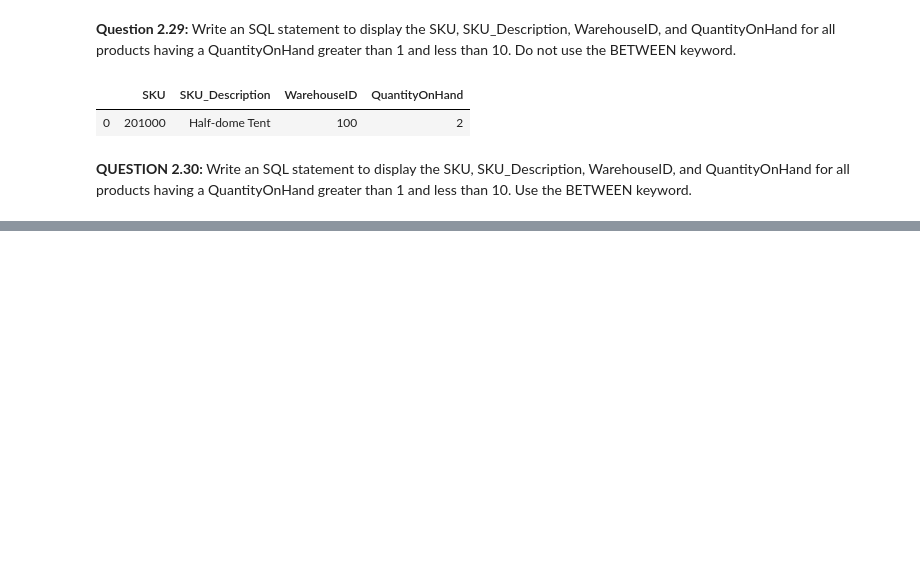
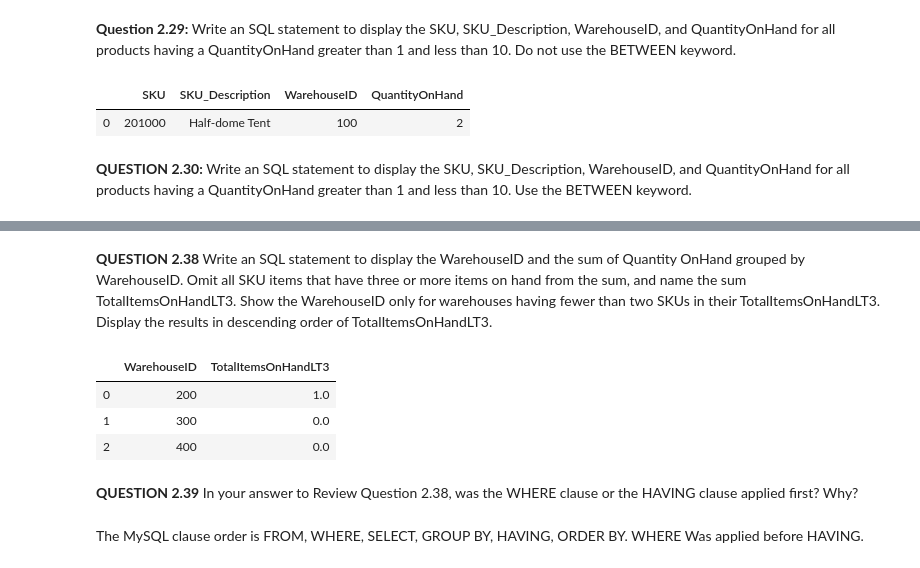
Before and after one commit to The1TrueJoe/SCGSSM-Assignments, a Jupyter notebook: CSC170/CapeCodd/Textbook-Questions/Chapter2/Chapter_2.ipynb, the cells around one changed output, grey strips where cells are left out. Drawn from its saved outputs; the diff is of its cells as text; code cells hidden in the pictures; blank space fills up the shorter version.

```diff
--- a/CSC170/CapeCodd/Textbook-Questions/Chapter2/Chapter_2.ipynb
+++ b/CSC170/CapeCodd/Textbook-Questions/Chapter2/Chapter_2.ipynb
@@ -123,0 +219,24 @@ df.tail(1000)
+# %% [markdown]
+**QUESTION 2.38**
+Write an SQL statement to display the WarehouseID and the sum of Quantity
+OnHand grouped by WarehouseID. Omit all SKU items that have three or
+more items on hand from the sum, and name the sum TotalItemsOnHandLT3.
+Show the WarehouseID only for warehouses having fewer than two SKUs
+in their TotalItemsOnHandLT3. Display the results in descending order of
+TotalItemsOnHandLT3.
+# %%
+sql = "SELECT WarehouseID, SUM(QuantityOnHand) as TotalItemsOnHandLT3 FROM INVENTORY WHERE QuantityOnHand < 3 GROUP BY WarehouseID HAVING TotalItemsOnHandLT3 < 2 ORDER BY TotalItemsOnHandLT3 DESC ;"
+
+df = pd.read_sql_query(sql, connection)
+df.tail(1000)
+# %% [output]
+|  | WarehouseID | TotalItemsOnHandLT3 |
+| 0 | 200 | 1.0 |
+| 1 | 300 | 0.0 |
+| 2 | 400 | 0.0 |
+# %% [markdown]
+**QUESTION 2.39**
+In your answer to Review Question 2.38, was the WHERE clause or the HAVING
+clause applied first? Why?
+# %% [markdown]
+The MySQL clause order is FROM, WHERE, SELECT, GROUP BY, HAVING, ORDER BY. WHERE Was applied before HAVING.
```
Also changed, not shown: parts of 15 cells of this notebook, 2 other files.
